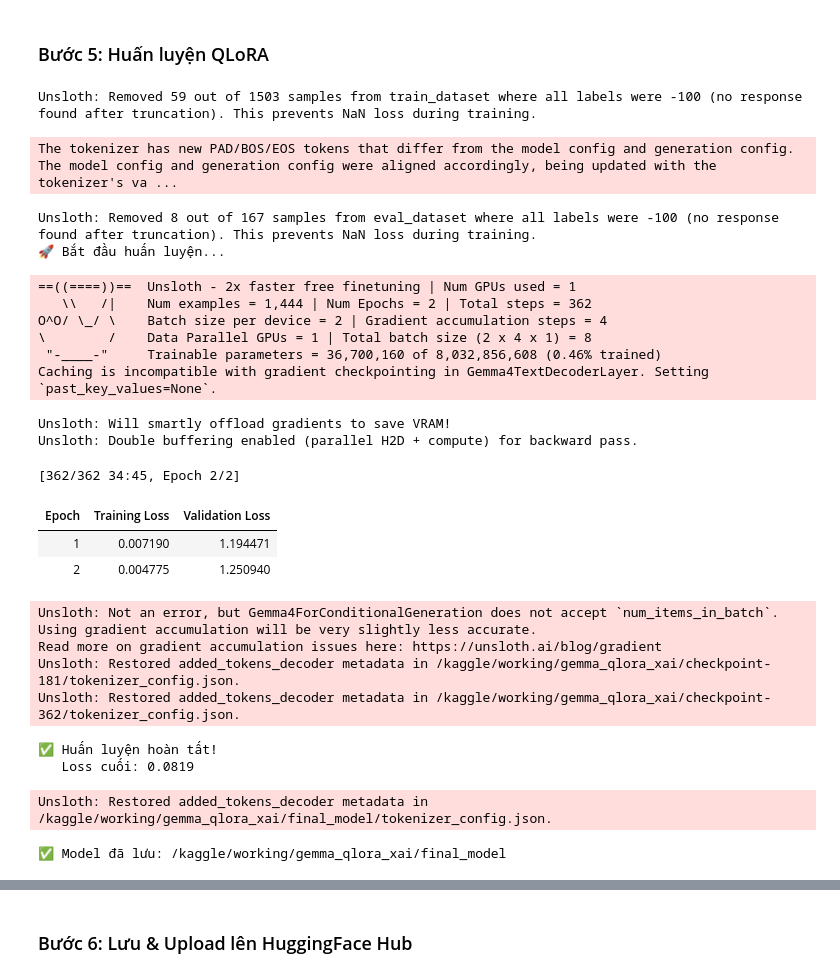
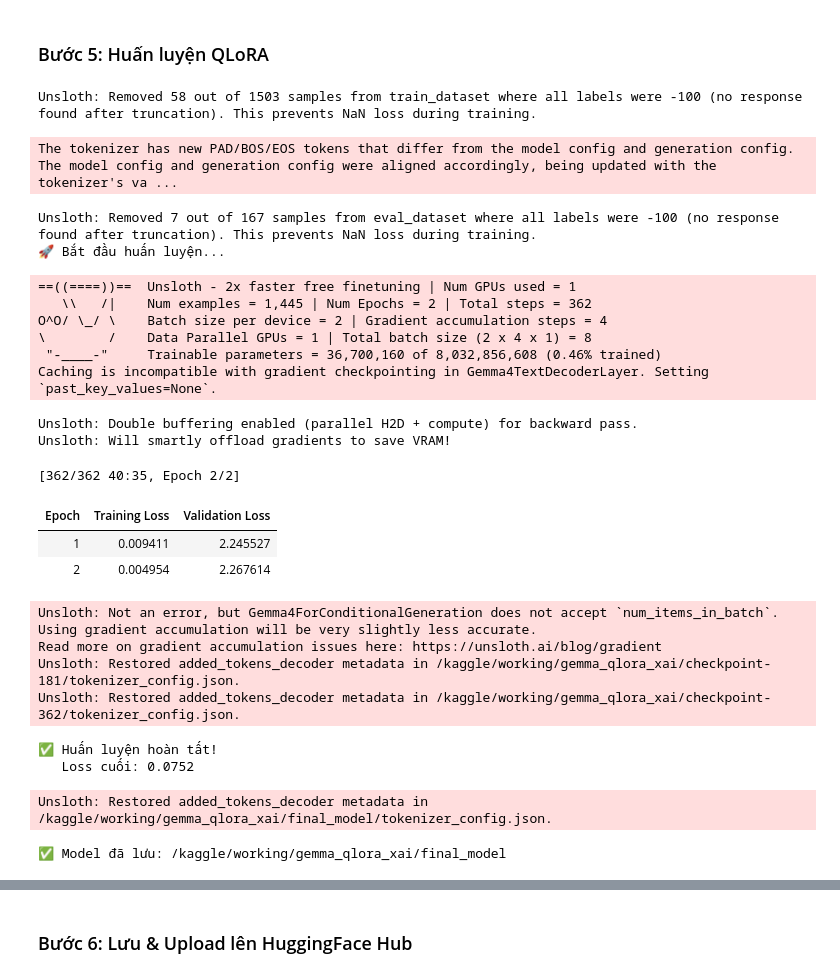
Before and after one commit to quynhphuong1209/VaccineNLP_Project, a Jupyter notebook: notebooks/vaccinenlp-gemma-4-qlora-multitask.ipynb, the cells around one changed output, grey strips where cells are left out. Cells and saved outputs as stored; diff of their text form; code cells hidden in the pictures.

Commit message:
Update source code, datasets, rename scripts and update Streamlit app

```diff
--- a/notebooks/vaccinenlp-gemma-4-qlora-multitask.ipynb
+++ b/notebooks/vaccinenlp-gemma-4-qlora-multitask.ipynb
@@ -191,35 +224,6 @@ Unsloth: Fast downloading is enabled - ignore downloading bars which are red col
 ### Bước 4: Chuẩn bị Dataset & Format Prompt
 # %%
 # [CELL 5] Dataset preparation + prompt formatting
-from datasets import load_dataset
-
-def get_chat_template(tokenizer, chat_template="gemma-4"):
-    """Áp dụng chat template cho tokenizer."""
-    if chat_template == "gemma-4":
-        # Gemma-4 style template
-        tokenizer.chat_template = "{% for message in messages %}" \
-        "{% if message['role'] == 'user' %}" \
-        "<start_of_turn>user\n{{ message['content'] }}<end_of_turn>\n" \
-        "{% elif message['role'] == 'assistant' %}" \
-        "<start_of_turn>model\n{{ message['content'] }}<end_of_turn>\n" \
-        "{% endif %}" \
-        "{% endfor %}"
-    elif chat_template == "llama3":
-        # Llama 3 style template
-        tokenizer.chat_template = "{% for message in messages %}" \
-        "{% if message['role'] == 'user' %}" \
-        "<|start_header_id|>user<|end_header_id|>\n\n{{ message['content'] }}<|eot_id|>" \
-        "{% elif message['role'] == 'assistant' %}" \
-        "<|start_header_id|>assistant<|end_header_id|>\n\n{{ message['content'] }}<|eot_id|>" \
-        "{% endif %}" \
-        "{% endfor %}"
-    else:
-        # Mặc định sử dụng template của tokenizer
-        pass
-
-    return tokenizer
-
-# Áp dụng chat template cho tokenizer từ CELL 4
 tokenizer = get_chat_template(tokenizer, chat_template="gemma-4")
 
 def format_prompt(row):
@@ -240,9 +244,9 @@ def format_prompt(row):
                 "Hãy:\n"
                 "1. Lý luận từng bước về nội dung\n"
                 "2. Phân loại theo 3 chiều:\n"
-                "   - Misinformation: Không liên quan / Tin giả / Chính xác\n"
+                "   - Misinformation: Tin chuẩn / Tin giả/Sai lệch / Không liên quan\n"
                 "   - Stance: Ủng hộ / Phản đối / Trung lập / Không rõ\n"
-                "   - Sentiment: Tiêu cực / Trung tính / Tích cực"
+                "   - Sentiment: Tiêu cực / Tích cực / Trung lập"
             )
         },
         {
@@ -270,11 +274,7 @@ print(f"✅ Dataset ready — Train: {len(train_ds)}, Eval: {len(eval_ds)}")
 # %% [markdown]
 ### Bước 5: Huấn luyện QLoRA
 # %%
-# [CELL 6] Với train_on_responses_only - ĐÃ SỬA PATTERN ĐÚNG
-from trl import SFTTrainer, SFTConfig
-from unsloth import train_on_responses_only
-import torch
-
+# [CELL 6] SFTTrainer + train_on_responses_only
 trainer = SFTTrainer(
     model         = model,
     tokenizer     = tokenizer,
@@ -300,49 +300,48 @@ trainer = SFTTrainer(
         save_strategy               = "epoch",
         load_best_model_at_end      = True,
         seed                        = SEED,
         report_to                   = "none",
     ),
 )
 
-# SỬA pattern đúng với Gemma template
 trainer = train_on_responses_only(
     trainer,
-    instruction_part = "<end_of_turn>\n<start_of_turn>user\n",
-    response_part    = "<end_of_turn>\n<start_of_turn>model\n",
+    instruction_part = "<|turn>user\n",
+    response_part    = "<|turn>model\n",
 )
 
 print("🚀 Bắt đầu huấn luyện...")
 train_result = trainer.train()
 print(f"✅ Huấn luyện hoàn tất!")
 print(f"   Loss cuối: {train_result.training_loss:.4f}")
 
 # Lưu model
 trainer.save_model(f"{MODELS_SAVE_DIR}/final_model")
 tokenizer.save_pretrained(f"{MODELS_SAVE_DIR}/final_model")
 print(f"✅ Model đã lưu: {MODELS_SAVE_DIR}/final_model")
 # %% [output]
-Unsloth: Removed 59 out of 1503 samples from train_dataset where all labels were -100 (no response found after truncation). This prevents NaN loss during training.
+Unsloth: Removed 58 out of 1503 samples from train_dataset where all labels were -100 (no response found after truncation). This prevents NaN loss during training.
 The tokenizer has new PAD/BOS/EOS tokens that differ from the model config and generation config. The model config and generation config were aligned accordingly, being updated with the tokenizer's va ...
-Unsloth: Removed 8 out of 167 samples from eval_dataset where all labels were -100 (no response found after truncation). This prevents NaN loss during training.
+Unsloth: Removed 7 out of 167 samples from eval_dataset where all labels were -100 (no response found after truncation). This prevents NaN loss during training.
 🚀 Bắt đầu huấn luyện...
 ==((====))==  Unsloth - 2x faster free finetuning | Num GPUs used = 1
-   \\   /|    Num examples = 1,444 | Num Epochs = 2 | Total steps = 362
+   \\   /|    Num examples = 1,445 | Num Epochs = 2 | Total steps = 362
 O^O/ \_/ \    Batch size per device = 2 | Gradient accumulation steps = 4
 \        /    Data Parallel GPUs = 1 | Total batch size (2 x 4 x 1) = 8
  "-____-"     Trainable parameters = 36,700,160 of 8,032,856,608 (0.46% trained)
 Caching is incompatible with gradient checkpointing in Gemma4TextDecoderLayer. Setting `past_key_values=None`.
+Unsloth: Double buffering enabled (parallel H2D + compute) for backward pass.
 Unsloth: Will smartly offload gradients to save VRAM!
-Unsloth: Double buffering enabled (parallel H2D + compute) for backward pass.
-[362/362 34:45, Epoch 2/2]
+[362/362 40:35, Epoch 2/2]
 | Epoch | Training Loss | Validation Loss |
-| 1 | 0.007190 | 1.194471 |
-| 2 | 0.004775 | 1.250940 |
+| 1 | 0.009411 | 2.245527 |
+| 2 | 0.004954 | 2.267614 |
 Unsloth: Not an error, but Gemma4ForConditionalGeneration does not accept `num_items_in_batch`.
 Using gradient accumulation will be very slightly less accurate.
 Read more on gradient accumulation issues here: https://unsloth.ai/blog/gradient
 Unsloth: Restored added_tokens_decoder metadata in /kaggle/working/gemma_qlora_xai/checkpoint-181/tokenizer_config.json.
 Unsloth: Restored added_tokens_decoder metadata in /kaggle/working/gemma_qlora_xai/checkpoint-362/tokenizer_config.json.
 ✅ Huấn luyện hoàn tất!
-   Loss cuối: 0.0819
+   Loss cuối: 0.0752
 Unsloth: Restored added_tokens_decoder metadata in /kaggle/working/gemma_qlora_xai/final_model/tokenizer_config.json.
 ✅ Model đã lưu: /kaggle/working/gemma_qlora_xai/final_model
```
Also changed, not shown: parts of 18 cells of this notebook, 14 other files.
